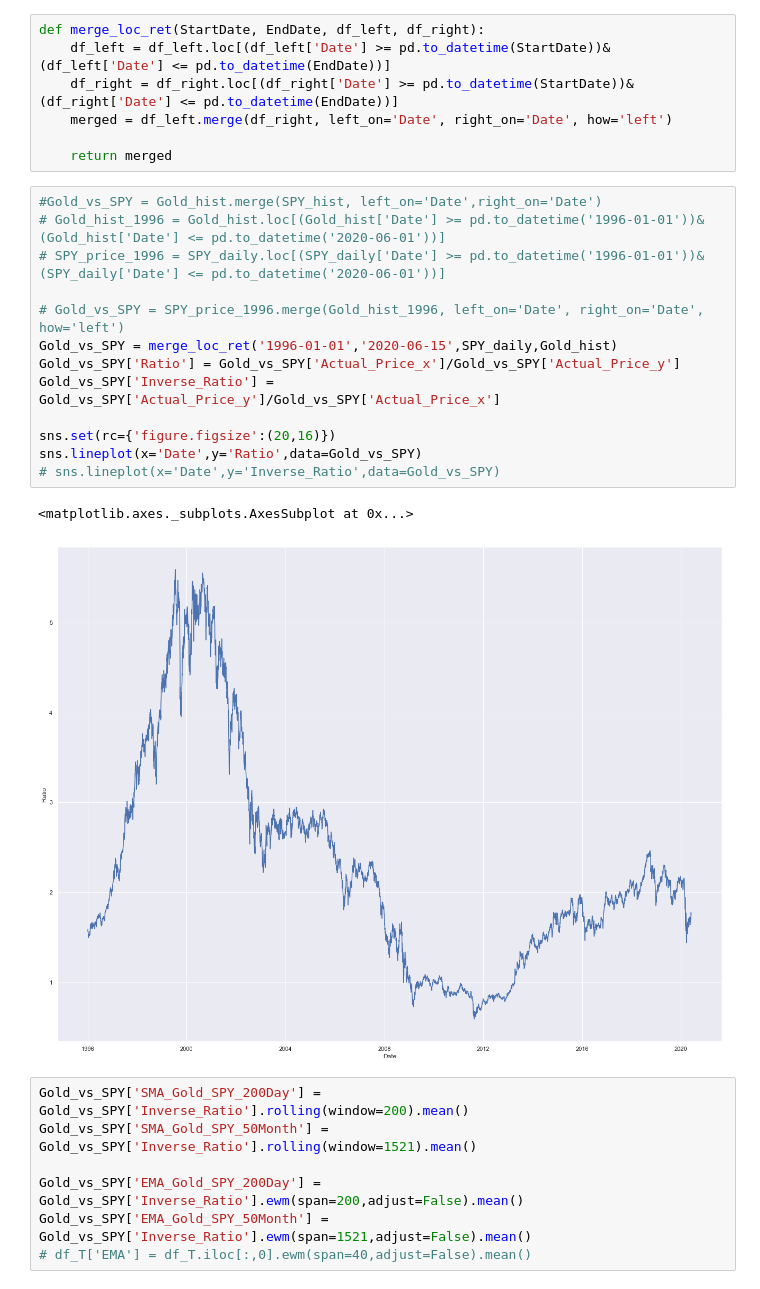
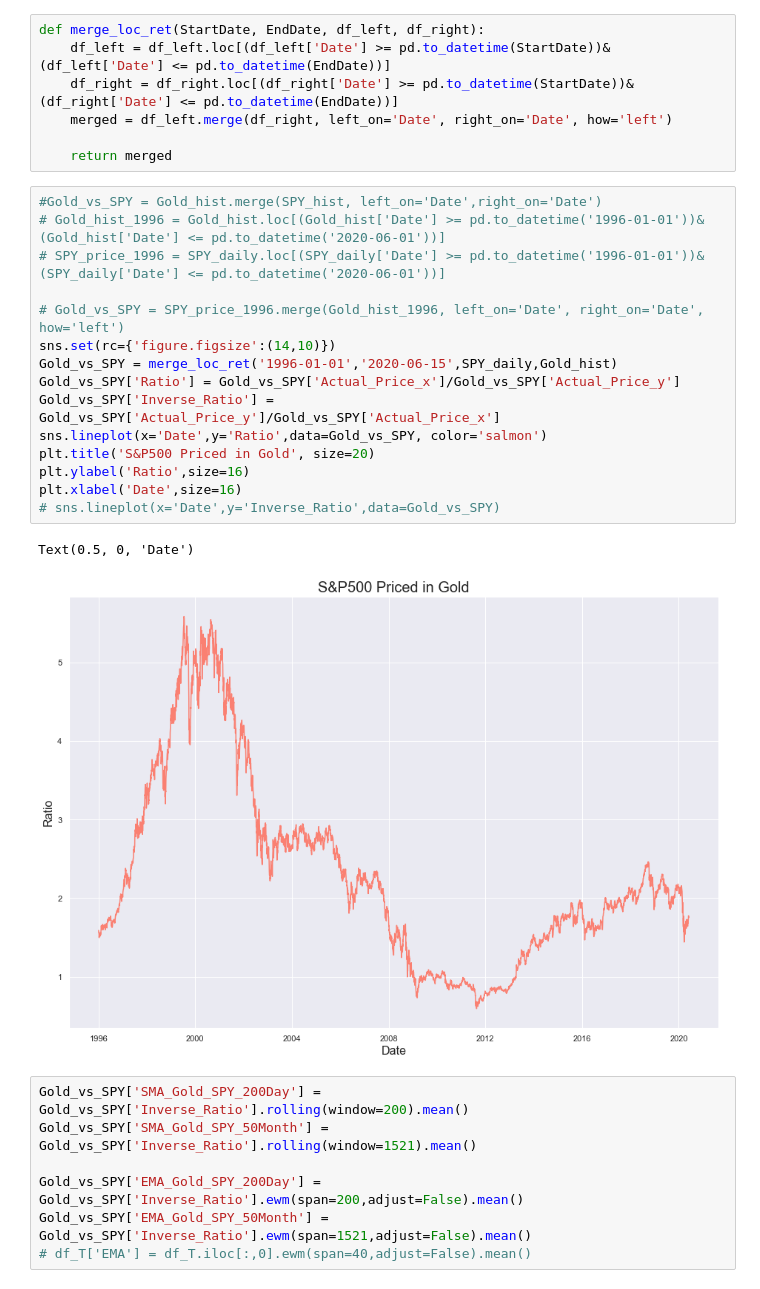
Before and after one commit to vikranttkumar/QuantitativeEasingEffects_Equities, a Jupyter notebook: Quantitative Easing Across Asset Classes.ipynb, the cells around one changed output. Saved outputs shown, nothing was run; the diff lists cells and outputs as text.

```diff
--- a/Quantitative Easing Across Asset Classes.ipynb
+++ b/Quantitative Easing Across Asset Classes.ipynb
@@ -382,19 +385,21 @@ def merge_loc_ret(StartDate, EndDate, df_left, df_right):
 # %%
 #Gold_vs_SPY = Gold_hist.merge(SPY_hist, left_on='Date',right_on='Date')
 # Gold_hist_1996 = Gold_hist.loc[(Gold_hist['Date'] >= pd.to_datetime('1996-01-01'))&(Gold_hist['Date'] <= pd.to_datetime('2020-06-01'))]
 # SPY_price_1996 = SPY_daily.loc[(SPY_daily['Date'] >= pd.to_datetime('1996-01-01'))&(SPY_daily['Date'] <= pd.to_datetime('2020-06-01'))]
 
 # Gold_vs_SPY = SPY_price_1996.merge(Gold_hist_1996, left_on='Date', right_on='Date', how='left')
+sns.set(rc={'figure.figsize':(14,10)})
 Gold_vs_SPY = merge_loc_ret('1996-01-01','2020-06-15',SPY_daily,Gold_hist)
 Gold_vs_SPY['Ratio'] = Gold_vs_SPY['Actual_Price_x']/Gold_vs_SPY['Actual_Price_y']
 Gold_vs_SPY['Inverse_Ratio'] = Gold_vs_SPY['Actual_Price_y']/Gold_vs_SPY['Actual_Price_x']
-
-sns.set(rc={'figure.figsize':(20,16)})
-sns.lineplot(x='Date',y='Ratio',data=Gold_vs_SPY)
+sns.lineplot(x='Date',y='Ratio',data=Gold_vs_SPY, color='salmon')
+plt.title('S&P500 Priced in Gold', size=20)
+plt.ylabel('Ratio',size=16)
+plt.xlabel('Date',size=16)
 # sns.lineplot(x='Date',y='Inverse_Ratio',data=Gold_vs_SPY)
 # %% [output]
-<matplotlib.axes._subplots.AxesSubplot at 0x...>
+Text(0.5, 0, 'Date')
-[figure, old version]
+[figure, new version]
 # %%
 Gold_vs_SPY['SMA_Gold_SPY_200Day'] = Gold_vs_SPY['Inverse_Ratio'].rolling(window=200).mean()
 Gold_vs_SPY['SMA_Gold_SPY_50Month'] = Gold_vs_SPY['Inverse_Ratio'].rolling(window=1521).mean()
```
Also changed, not shown: parts of 17 cells of this notebook.
